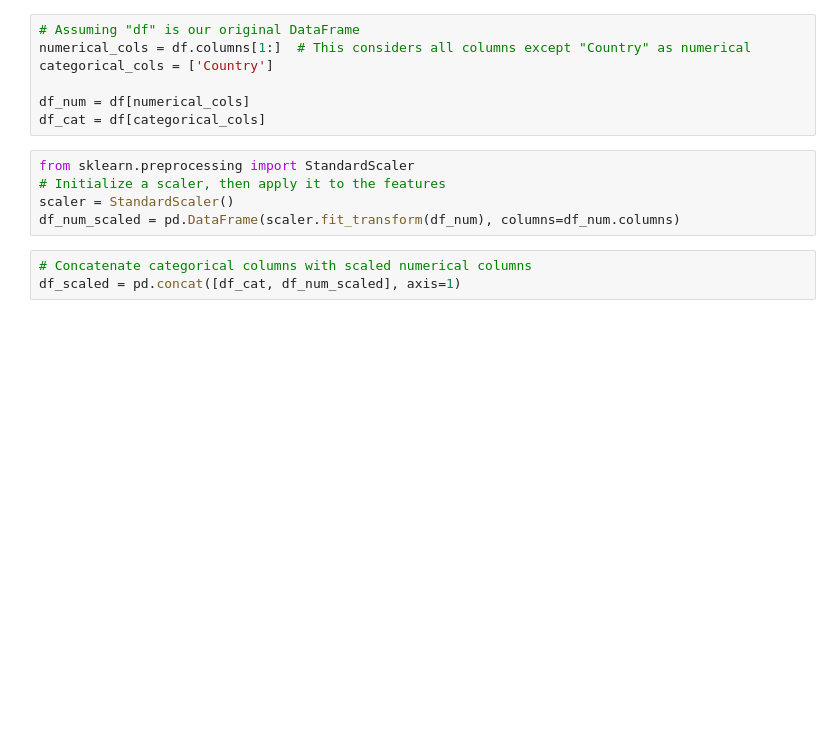
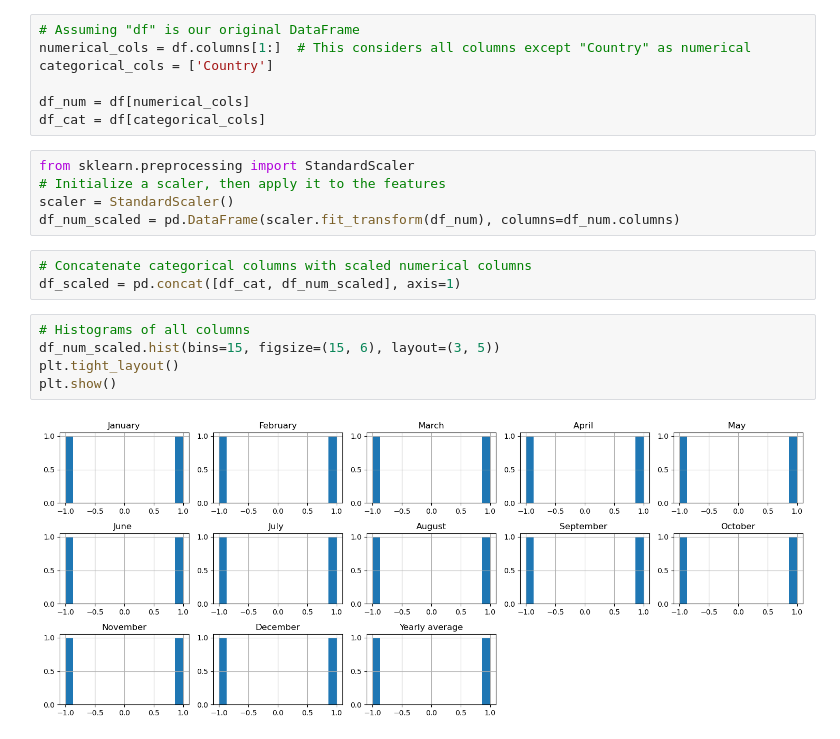
Before and after one commit to ylcnenes/Data, a Jupyter notebook: ca2.ipynb, the cells around one changed output. Saved outputs shown, nothing was run; the diff lists cells and outputs as text; blank space fills up the shorter version.

Commit message:
Histograms of all columns

```diff
--- a/ca2.ipynb
+++ b/ca2.ipynb
@@ -137,3 +137,10 @@ df_num_scaled = pd.DataFrame(scaler.fit_transform(df_num), columns=df_num.column
 # %%
 # Concatenate categorical columns with scaled numerical columns
 df_scaled = pd.concat([df_cat, df_num_scaled], axis=1)
+# %%
+# Histograms of all columns
+df_num_scaled.hist(bins=15, figsize=(15, 6), layout=(3, 5))
+plt.tight_layout()
+plt.show()
+# %% [output]
+[figure, added]
```
